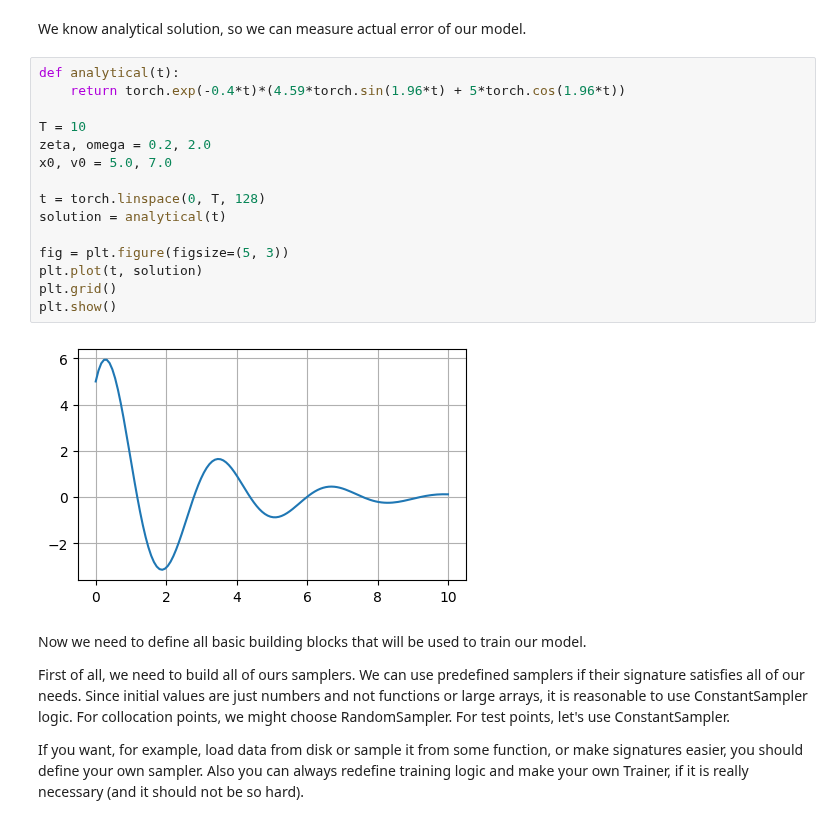
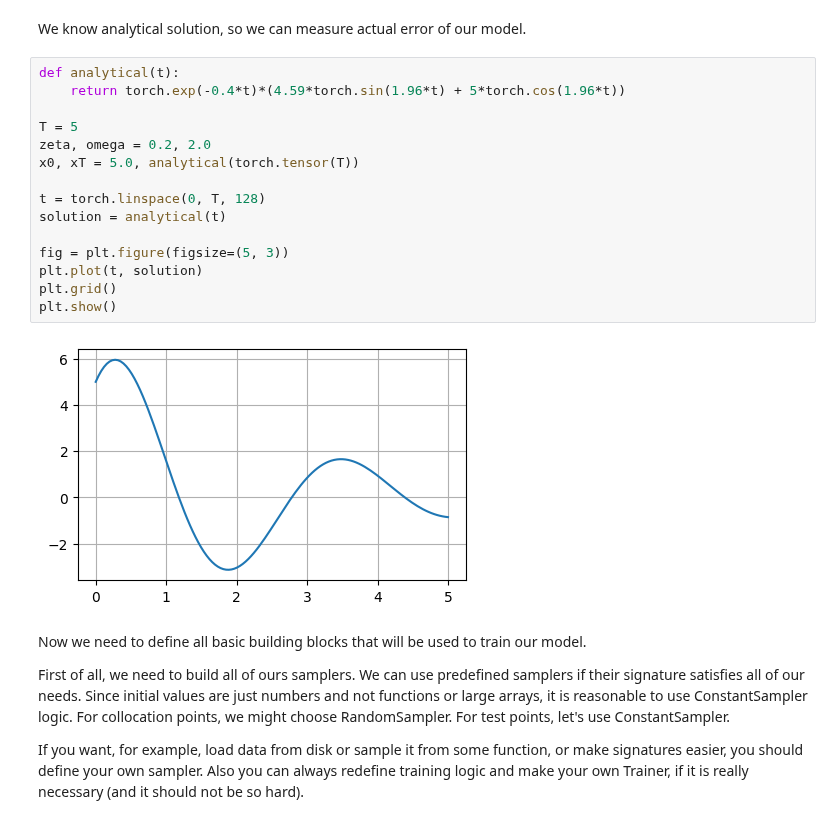
Before and after one commit to DaniilLaptev/pinns, a Jupyter notebook: examples/damped harmonic oscillator basic.ipynb, the cells around one changed output. Drawn from its saved outputs; the diff is of its cells as text.

```diff
--- a/examples/damped harmonic oscillator basic.ipynb
+++ b/examples/damped harmonic oscillator basic.ipynb
@@ -32,20 +32,20 @@ We know analytical solution, so we can measure actual error of our model.
 # %%
 def analytical(t):
     return torch.exp(-0.4*t)*(4.59*torch.sin(1.96*t) + 5*torch.cos(1.96*t))
 
-T = 10
+T = 5
 zeta, omega = 0.2, 2.0
-x0, v0 = 5.0, 7.0
+x0, xT = 5.0, analytical(torch.tensor(T))
 
 t = torch.linspace(0, T, 128)
 solution = analytical(t)
 
 fig = plt.figure(figsize=(5, 3))
 plt.plot(t, solution)
 plt.grid()
 plt.show()
 # %% [output]
-[figure, old version]
+[figure, new version]
 # %% [markdown]
 Now we need to define all basic building blocks that will be used to train our model.
 
```
Also changed, not shown: parts of 10 cells of this notebook, 6 other files.
